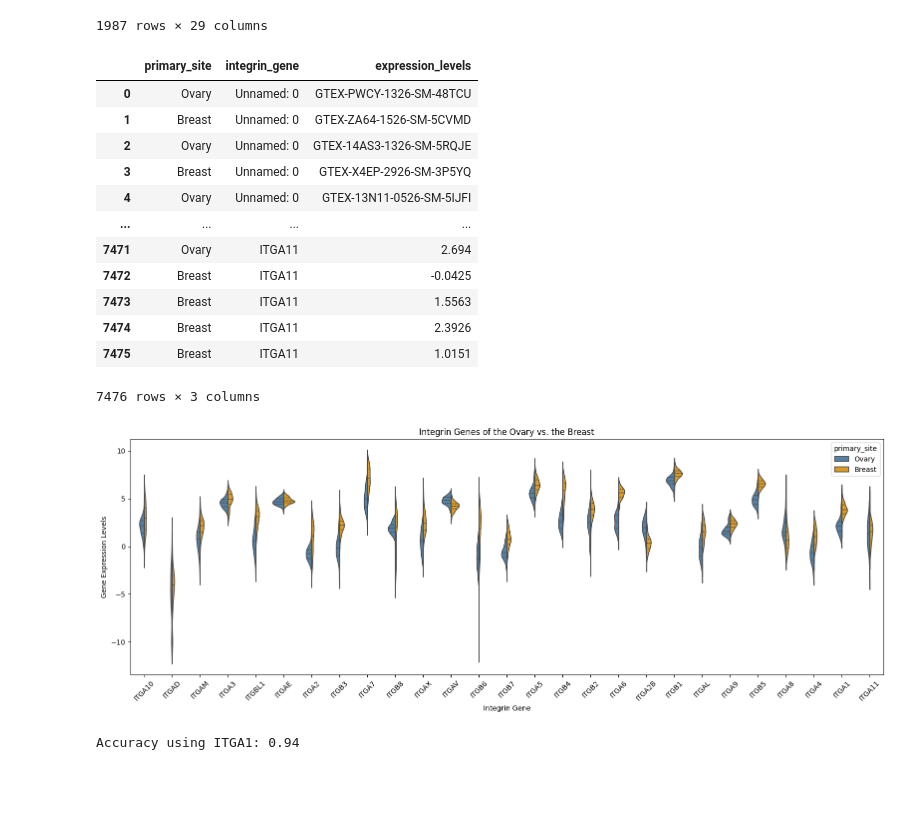
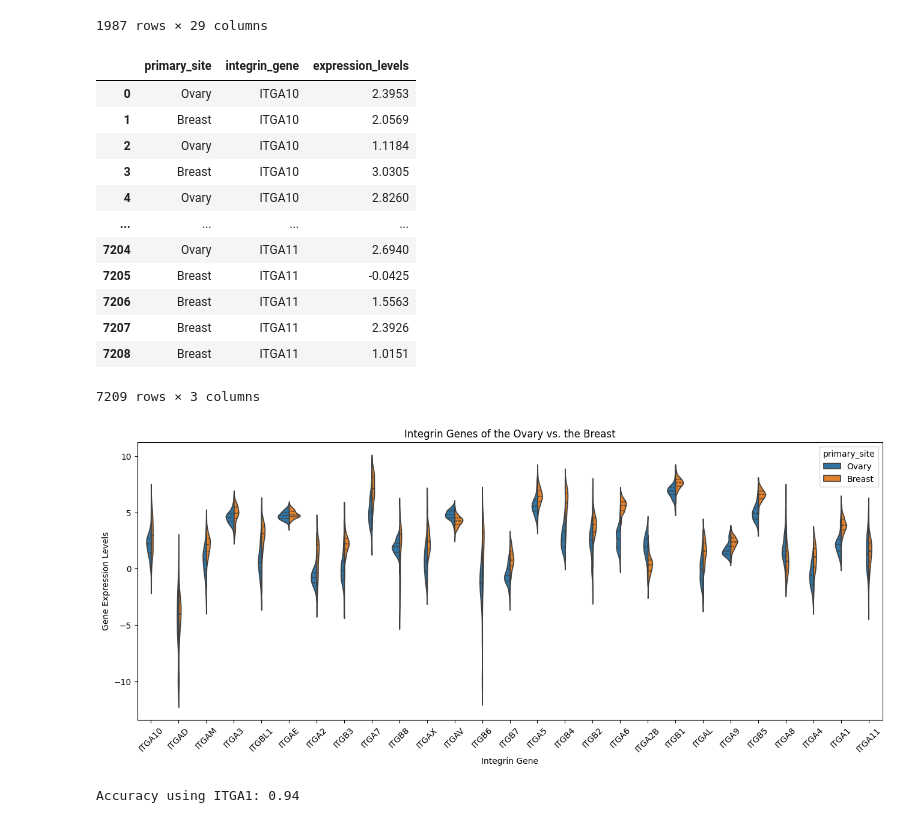
Before and after one commit to lailasadak/lailasadak.github.io, a Jupyter notebook: October14th.ipynb, the cells around one changed output. Saved outputs shown, nothing was run; the diff lists cells and outputs as text; code cells hidden in the pictures; blank space fills up the shorter version.

```diff
--- a/October14th.ipynb
+++ b/October14th.ipynb
@@ -35,12 +35,16 @@ integrins
 1987 rows × 29 columns
 # %%
 
-ovary_breast = integrins[
+# Remove the unnecessary column
+integrins = integrins.drop(columns=['Unnamed: 0'], errors='ignore')
+
+# Filter data for ovary and breast
+ovary_breast_integrins = integrins[
     integrins['primary_site'].isin(['Ovary', 'Breast'])
 ]
 
-# Rearrange data into vertical format
-ovary_breast_vertical = ovary_breast.melt(
+# Rearrange data
+ovary_breast_vertical = ovary_breast_integrins.melt(
     id_vars='primary_site',
     var_name='integrin_gene',
     value_name='expression_levels'
@@ -49,58 +53,42 @@ ovary_breast_vertical = ovary_breast.melt(
 ovary_breast_vertical
 # %% [output]
 |  | primary_site | integrin_gene | expression_levels |
-| 0 | Ovary | Unnamed: 0 | GTEX-PWCY-1326-SM-48TCU |
-| 1 | Breast | Unnamed: 0 | GTEX-ZA64-1526-SM-5CVMD |
-| 2 | Ovary | Unnamed: 0 | GTEX-14AS3-1326-SM-5RQJE |
-| 3 | Breast | Unnamed: 0 | GTEX-X4EP-2926-SM-3P5YQ |
-| 4 | Ovary | Unnamed: 0 | GTEX-13N11-0526-SM-5IJFI |
+| 0 | Ovary | ITGA10 | 2.3953 |
+| 1 | Breast | ITGA10 | 2.0569 |
+| 2 | Ovary | ITGA10 | 1.1184 |
+| 3 | Breast | ITGA10 | 3.0305 |
+| 4 | Ovary | ITGA10 | 2.8260 |
 | ... | ... | ... | ... |
-| 7471 | Ovary | ITGA11 | 2.694 |
-| 7472 | Breast | ITGA11 | -0.0425 |
-| 7473 | Breast | ITGA11 | 1.5563 |
-| 7474 | Breast | ITGA11 | 2.3926 |
-| 7475 | Breast | ITGA11 | 1.0151 |
+| 7204 | Ovary | ITGA11 | 2.6940 |
+| 7205 | Breast | ITGA11 | -0.0425 |
+| 7206 | Breast | ITGA11 | 1.5563 |
+| 7207 | Breast | ITGA11 | 2.3926 |
+| 7208 | Breast | ITGA11 | 1.0151 |
-7476 rows × 3 columns
+7209 rows × 3 columns
 # %%
 
 import matplotlib.pyplot as plt
 import seaborn as sns
-import pandas as pd
 
-# Make sure expression levels are numeric
-ovary_breast_vertical['expression_levels'] = pd.to_numeric(
-    ovary_breast_vertical['expression_levels'],
-    errors='coerce'
-)
-
-# Remove missing values
-plot_data = ovary_breast_vertical.dropna(
-    subset=['expression_levels']
-).copy()
-
-# Create split violin plot
 plt.figure(figsize=(16, 6))
 
 sns.violinplot(
-    data=plot_data,
     x='integrin_gene',
     y='expression_levels',
     hue='primary_site',
-    hue_order=['Ovary', 'Breast'],
+    data=ovary_breast_vertical,
     split=True,
-    inner='quartile',
-    palette={'Ovary': 'steelblue', 'Breast': 'orange'}
+    inner='quartile'
 )
 
 plt.title("Integrin Genes of the Ovary vs. the Breast")
 plt.xlabel("Integrin Gene")
 plt.ylabel("Gene Expression Levels")
+plt.legend(title='primary_site')
 plt.xticks(rotation=45)
-plt.legend(title='primary_site')
-plt.tight_layout()
 plt.show()
 # %% [output]
-[figure, old version]
+[figure, new version]
 # %%
 
 from sklearn.model_selection import train_test_split
```
